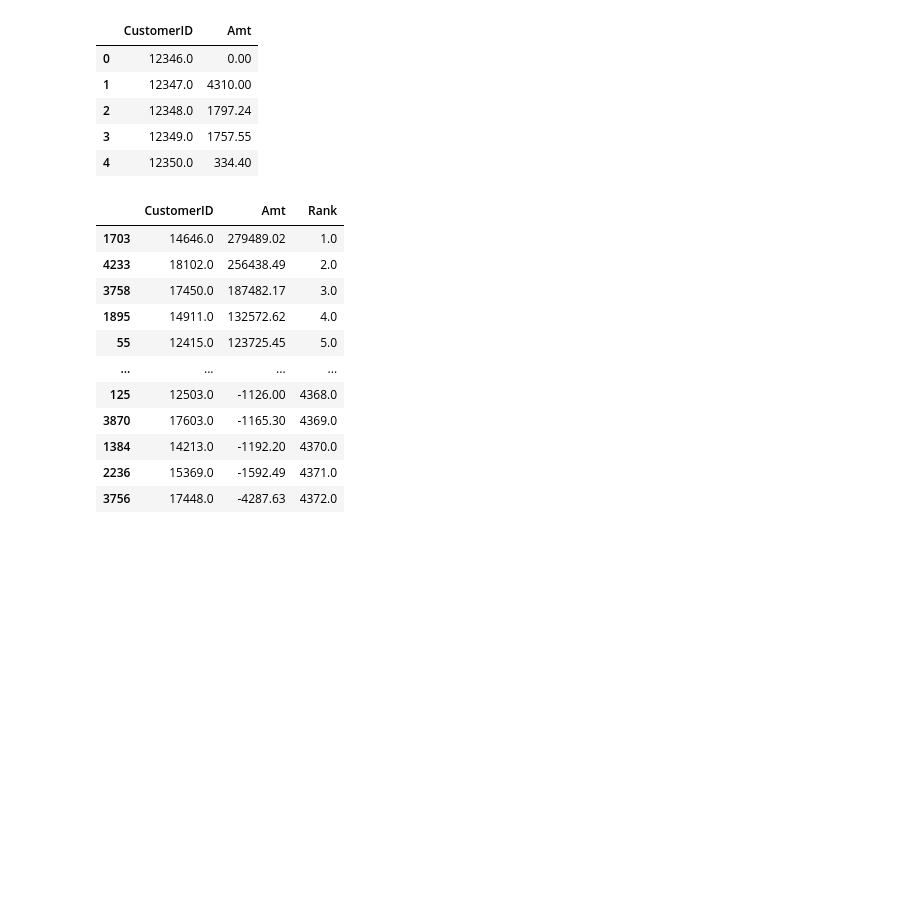
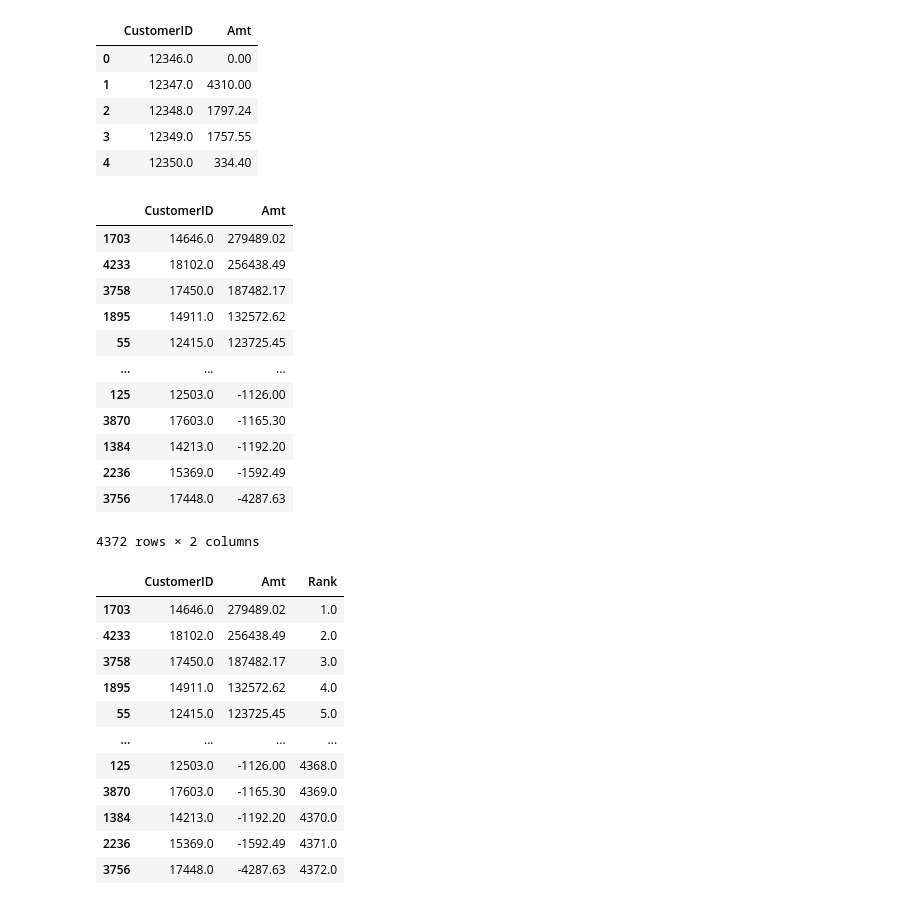
Before and after one commit to miri6913/Fast_Campus-Machine_Learning-, a Jupyter notebook: Data cleaning exercise/PROC_문제50종.ipynb, the cells around one changed output. Drawn from its saved outputs; the diff is of its cells as text; code cells hidden in the pictures; blank space fills up the shorter version.

```diff
--- a/Data cleaning exercise/PROC_문제50종.ipynb
+++ b/Data cleaning exercise/PROC_문제50종.ipynb
@@ -1886,6 +1902,22 @@ df.head()
 | 2 | 12348.0 | 1797.24 |
 | 3 | 12349.0 | 1757.55 |
 | 4 | 12350.0 | 334.40 |
+# %%
+df.sort_values(by='Amt', ascending=False)
+# %% [output]
+|  | CustomerID | Amt |
+| 1703 | 14646.0 | 279489.02 |
+| 4233 | 18102.0 | 256438.49 |
+| 3758 | 17450.0 | 187482.17 |
+| 1895 | 14911.0 | 132572.62 |
+| 55 | 12415.0 | 123725.45 |
+| ... | ... | ... |
+| 125 | 12503.0 | -1126.00 |
+| 3870 | 17603.0 | -1165.30 |
+| 1384 | 14213.0 | -1192.20 |
+| 2236 | 15369.0 | -1592.49 |
+| 3756 | 17448.0 | -4287.63 |
+4372 rows × 2 columns
 # %%
 # ▶ .rank(ascending=False) 옵션을 통해 새로운 순위 컬럼 생성
 df['Rank'] = df['Amt'].rank(ascending=False)
```
Also changed, not shown: parts of 1 cell of this notebook.
